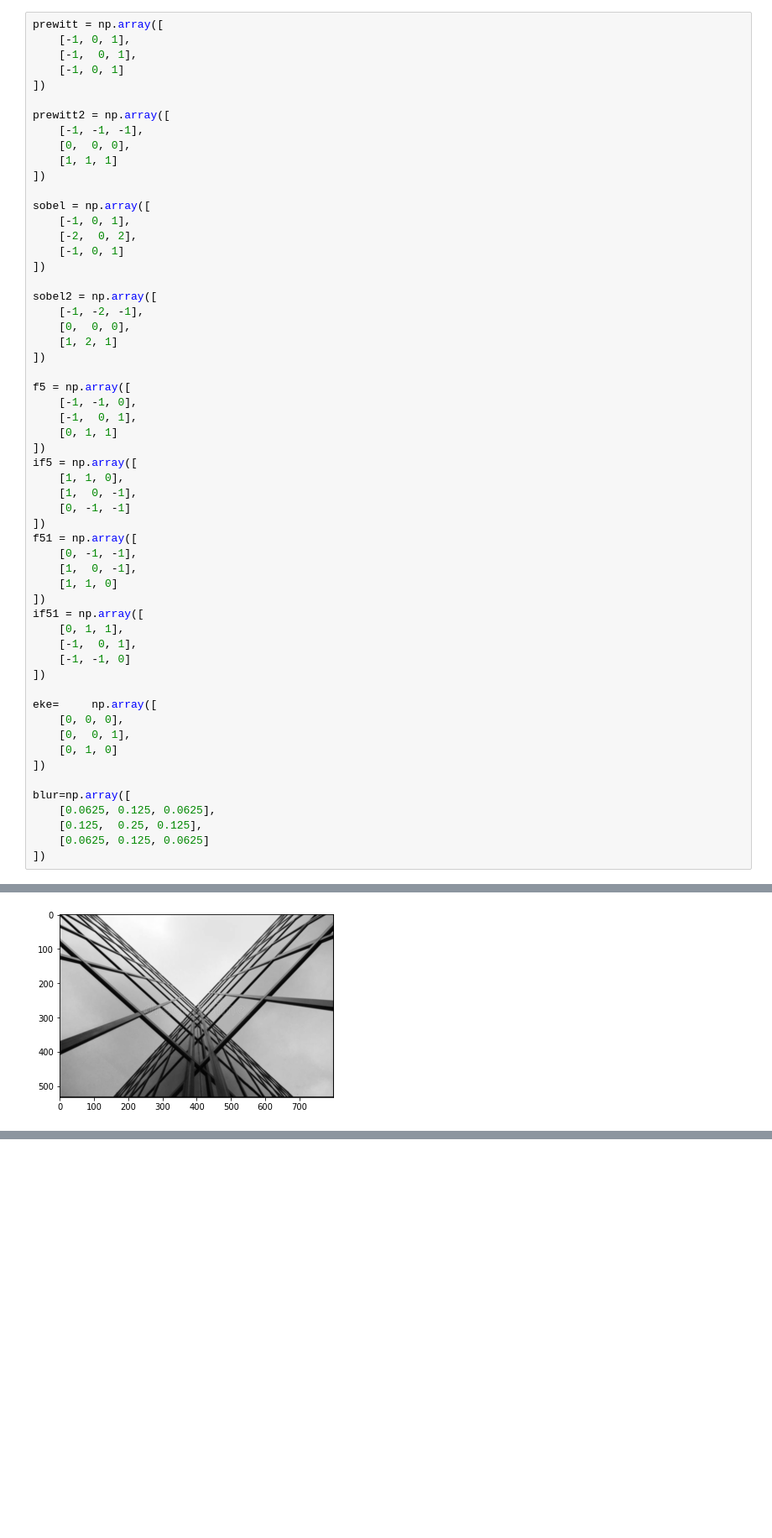
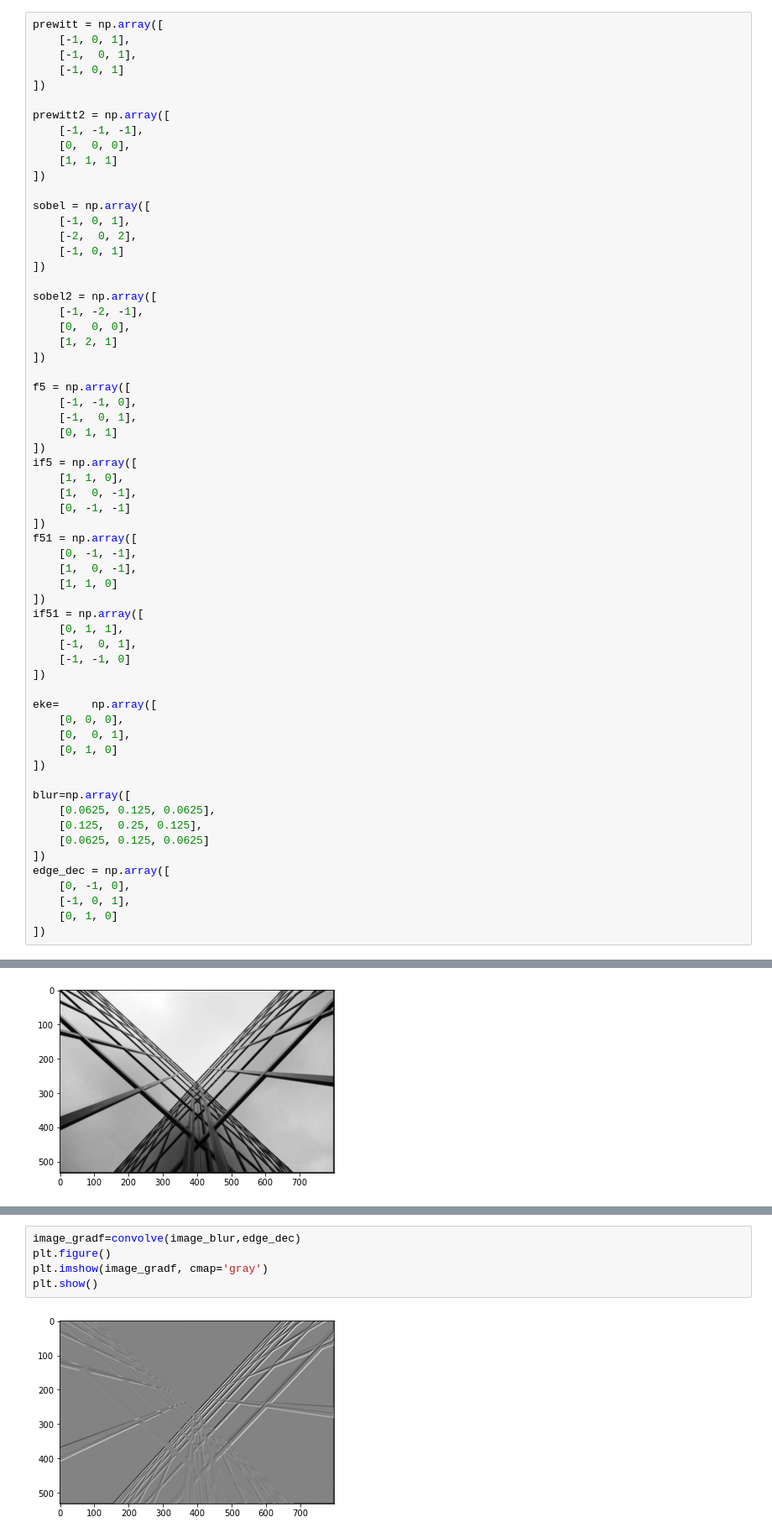
Before and after one commit to JHludwolf/AgentesInteligentes, a Jupyter notebook: Segundo Parcial/BorderDetection/BorderDetection.ipynb, the cells around one changed output, grey strips where cells are left out. Shown at 84% size. Drawn from its saved outputs; the diff is of its cells as text; blank space fills up the shorter version.

```diff
--- a/Segundo Parcial/BorderDetection/BorderDetection.ipynb
+++ b/Segundo Parcial/BorderDetection/BorderDetection.ipynb
@@ -59,6 +59,11 @@ blur=np.array([
     [0.125,  0.25, 0.125],
     [0.0625, 0.125, 0.0625]
 ])
+edge_dec = np.array([
+    [0, -1, 0],
+    [-1, 0, 1],
+    [0, 1, 0]
+])
 # %%
 def GetBI(image):
     biggerImage = np.zeros((image.shape[0]+2, image.shape[1]+2))
@@ -124,0 +159,7 @@ big_image.shape
+# %%
+image_gradf=convolve(image_blur,edge_dec)
+plt.figure()
+plt.imshow(image_gradf, cmap='gray')
+plt.show()
+# %% [output]
+[figure, added]
```
Also changed, not shown: parts of 9 cells of this notebook.
